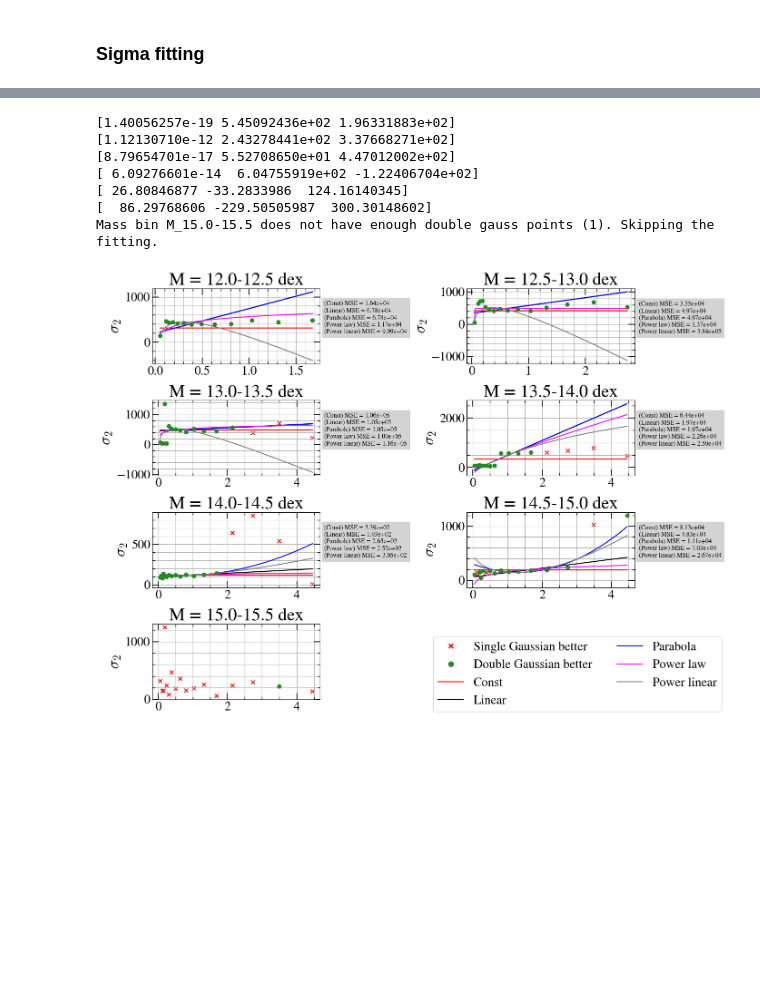
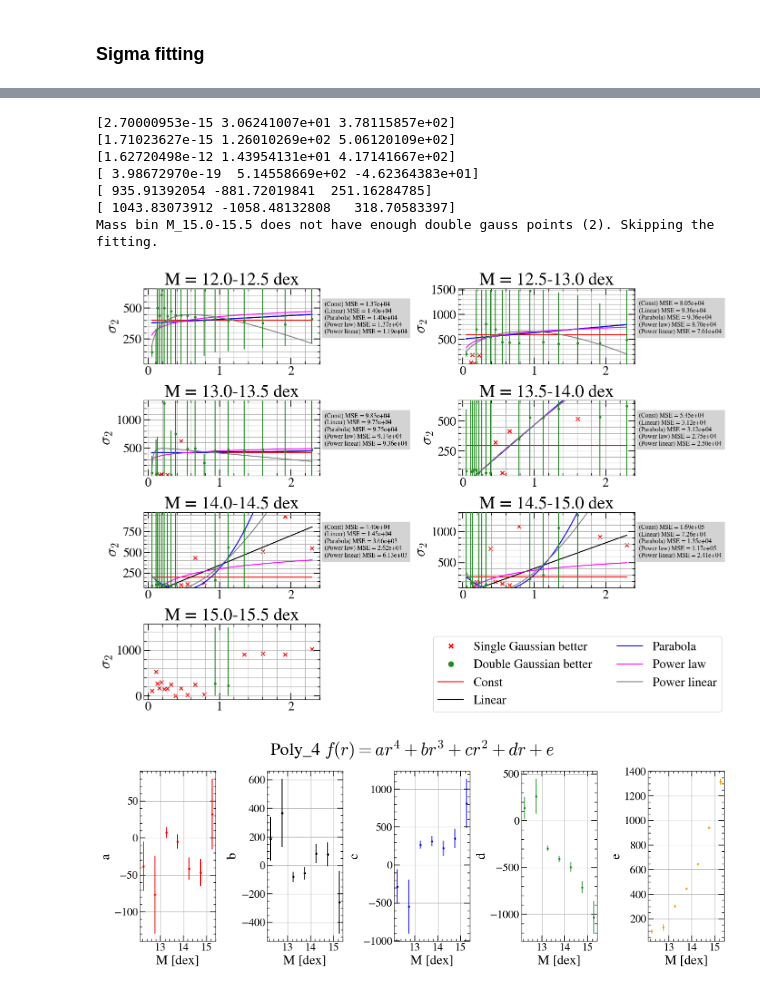
Before and after one commit to TimvdVuurst/MRP_vdvuurst, a Jupyter notebook: notebooks/onehalo_functional_forms.ipynb, the cells around one changed output, grey strips where cells are left out. Cells and saved outputs as stored; diff of their text form; code cells hidden in the pictures; blank space fills up the shorter version.

```diff
--- a/notebooks/onehalo_functional_forms.ipynb
+++ b/notebooks/onehalo_functional_forms.ipynb
@@ -865,6 +908,7 @@ def fit_sigma2(skip_first_point_low_mass = False, weigh_on_data = False):
 
         single_better_mask = single_better_dict[key]
         sigma2_data = np.array(mass_bin_dict['sigma_2'])
+        sigma2_errs = np.array(mass_bin_dict['sigma_2_errors'])
 
         n_data = mass_bin_dict['N']
 
@@ -873,17 +917,22 @@ def fit_sigma2(skip_first_point_low_mass = False, weigh_on_data = False):
             valid_idx[0] = False
 
         rbin_centers_valid, sigma2_data_valid, single_better_mask_valid = rbin_centers[valid_idx], sigma2_data[valid_idx], single_better_mask[valid_idx]
+        sigma2_errs_valid = sigma2_errs[valid_idx]
 
         ax.scatter(rbin_centers_valid[single_better_mask_valid], sigma2_data_valid[single_better_mask_valid], color = 'red', marker = 'x')
 
         # all valid points for which the double gauss model scored better BIC score
         rc_double_gauss = rbin_centers_valid[~single_better_mask_valid]
         sigma2_double_gauss = sigma2_data_valid[~single_better_mask_valid]
-        ax.scatter(rc_double_gauss, sigma2_double_gauss, color = 'forestgreen', zorder = 10)
+        # ax.scatter(rc_double_gauss, sigma2_double_gauss, color = 'forestgreen', zorder = 10)
+        ax.errorbar(rc_double_gauss, sigma2_double_gauss, yerr = sigma2_errs_valid[~single_better_mask_valid].T, fmt ='.', color = 'forestgreen', zorder = 10)
 
         if sum(~single_better_mask_valid) < 3:
             print(f'Mass bin {key} does not have enough double gauss points ({sum(~single_better_mask_valid)}). Skipping the fitting.')
             continue
+
+
+        ax.set_ylim(sigma2_data_valid.min() - 10, sigma2_data_valid.max() + 50)
 
 
         exp_init = np.array([initial_params[x] for x in ['A', 'B', 'C']])
@@ -969,11 +1018,67 @@ def fit_sigma2(skip_first_point_low_mass = False, weigh_on_data = False):
 
 param_dict_sigma2 = fit_sigma2(weigh_on_data=True)
 # %% [output]
-[1.40056257e-19 5.45092436e+02 1.96331883e+02]
-[1.12130710e-12 2.43278441e+02 3.37668271e+02]
-[8.79654701e-17 5.52708650e+01 4.47012002e+02]
-[ 6.09276601e-14  6.04755919e+02 -1.22406704e+02]
-[ 26.80846877 -33.2833986  124.16140345]
-[  86.29768606 -229.50505987  300.30148602]
-Mass bin M_15.0-15.5 does not have enough double gauss points (1). Skipping the fitting.
+[2.70000953e-15 3.06241007e+01 3.78115857e+02]
+[1.71023627e-15 1.26010269e+02 5.06120109e+02]
+[1.62720498e-12 1.43954131e+01 4.17141667e+02]
+[ 3.98672970e-19  5.14558669e+02 -4.62364383e+01]
+[ 935.91392054 -881.72019841  251.16284785]
+[ 1043.83073912 -1058.48132808   318.70583397]
+Mass bin M_15.0-15.5 does not have enough double gauss points (2). Skipping the fitting.
-[figure, old version]
+[figure, new version]
+# %%
+def fit_mass_dependence(param = 'lambda', function = inverse_func, skip_n = 0, param_names = None):
+    func_name = function.__name__.split('_func')[0]
+
+    n_params = len(signature(function).parameters) - 1
+
+    fig, axes = plt.subplots(ncols = n_params, figsize = (16,6))
+    plt.suptitle(f'{func_name[0].upper()}{func_name[1:].lower()} ' + function_strings[func_name], fontsize = 32)
+
+    if not param_names:
+        param_names = list(signature(function)._parameters.keys())[1:]
+    for i in range(n_params):
+        axes[i].set_ylabel(param_names[i])
+
+
+    for ax in axes:
+        ax.set_xlabel('M [dex]')
+
+    for ax in axes:
+        ax.grid()
+
+
+    for i,key in enumerate(mass_keys):
+        mass_val = mass_bin_centers[i]
+        try:
+            match param:
+                case 'lambda':
+                    popt, perr = param_dict_lambda[key+func_name], param_dict_lambda[key+func_name+'_err']
+                case 'sigma_1':
+                    popt, perr = param_dict_sigma1[key+func_name], param_dict_sigma1[key+func_name+'_err']
+                case 'sigma_2':
+                    popt, perr = param_dict_sigma2[key+func_name], param_dict_sigma2[key+func_name+'_err']
+
+            for j in range(len(popt)):
+                if skip_n != 0:
+                    if j < skip_n and i < skip_n:
+                        axes[j].scatter(mass_val, popt[j], c = colors[j])
+                    else:
+                        axes[j].errorbar(mass_val, popt[j], yerr = perr[j], fmt = '.', c = colors[j])
+                else:
+                   axes[j].errorbar(mass_val, popt[j], yerr = perr[j], fmt = '.', c = colors[j])
+        except KeyError:
+            pass
+
+    plt.tight_layout()
+    plt.show()
+
+function_strings = {'inverse':r'$f(r) = a/r + b$', 'exp':r'$f(r) = a\mathrm{e}^{-br} + c$', 'exp_no_a':r'$f(r) = \mathrm{e}^{-br} + c$', 'exp_no_b':r'$f(r) = a\mathrm{e}^{-r} + c$', 'exp_no_c':r'$f(r) = a\mathrm{e}^{-br}$',
+                    'parabola':r'$f(r) = ar^2 + br + c$', 'power_linear':r'$f(r) = pr^{n} + qr + b$', 'const':r'$f(r) = r$', 'linear':r'$f(r) = ar + b$', 'poly_4':r'$f(r) = ar^4 + br^3 + cr^2 + dr + e$'}
+
+fit_mass_dependence('sigma_1',function = poly_4_func)
+# fit_mass_dependence('sigma_1',function = power_linear_func)
+# fit_mass_dependence('sigma_2', function = const_func)
+# fit_mass_dependence('sigma_2', function = linear_func)
+# %% [output]
+[figure, added]
```
Also changed, not shown: parts of 9 cells of this notebook, 8 other files.
